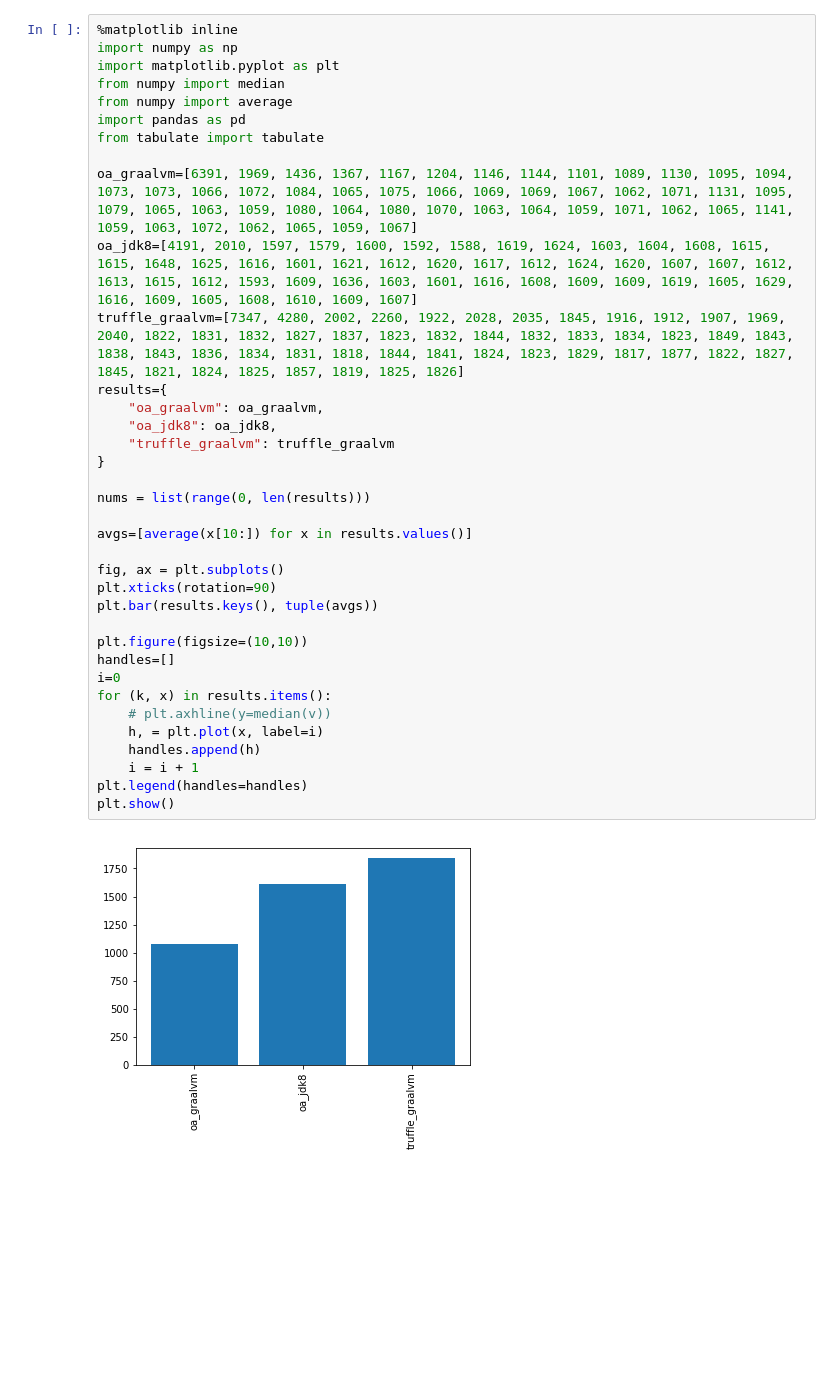
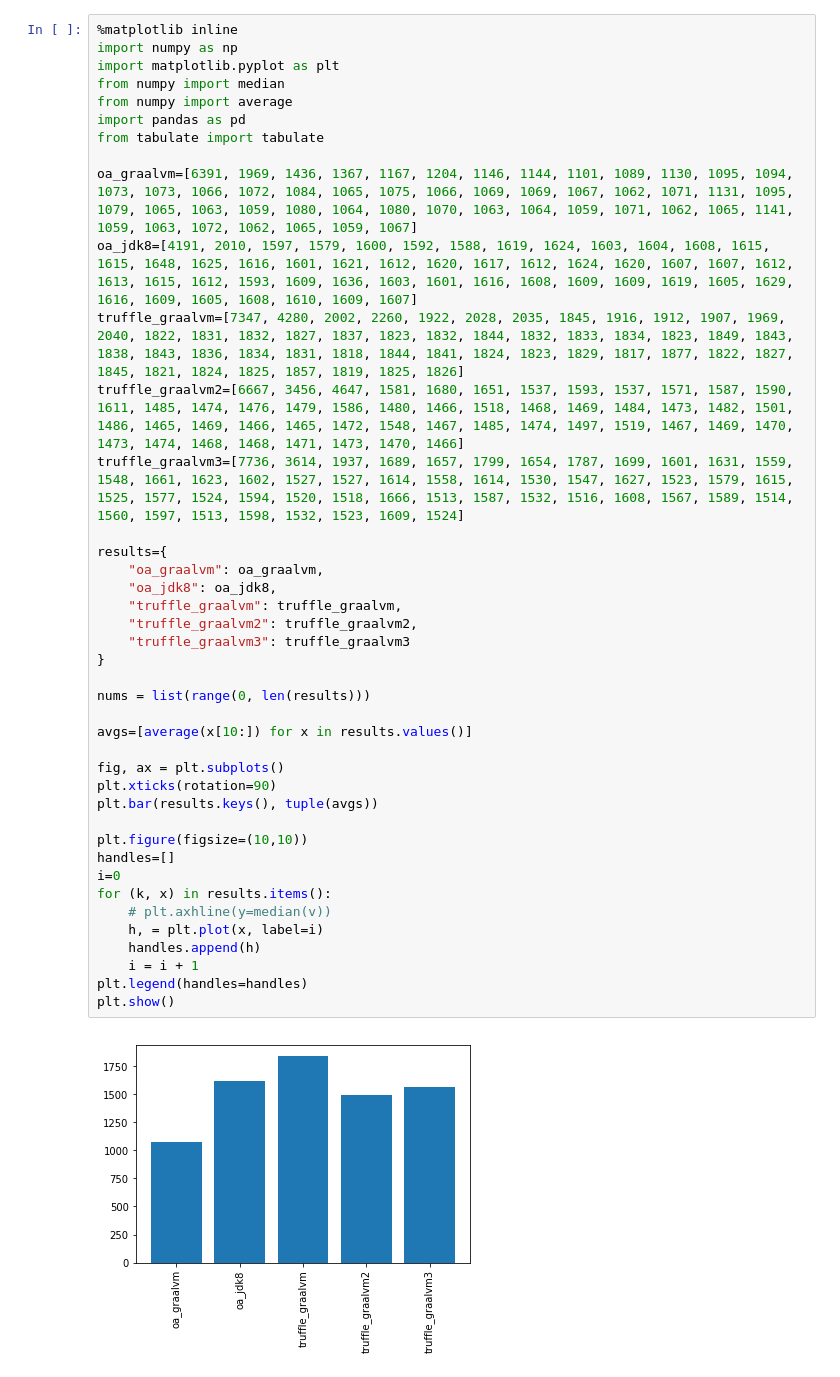
Before and after one commit to manuelleduc/Funcon4J, a Jupyter notebook: notebooks/bench_0.ipynb, the cells around one changed output. Saved outputs shown, nothing was run; the diff lists cells and outputs as text; blank space fills up the shorter version.

```diff
--- a/notebooks/bench_0.ipynb
+++ b/notebooks/bench_0.ipynb
@@ -7,32 +7,37 @@ from numpy import average
 import pandas as pd
 from tabulate import tabulate
 
 oa_graalvm=[6391, 1969, 1436, 1367, 1167, 1204, 1146, 1144, 1101, 1089, 1130, 1095, 1094, 1073, 1073, 1066, 1072, 1084, 1065, 1075, 1066, 1069, 1069, 1067, 1062, 1071, 1131, 1095, 1079, 1065, 1063, 1059, 1080, 1064, 1080, 1070, 1063, 1064, 1059, 1071, 1062, 1065, 1141, 1059, 1063, 1072, 1062, 1065, 1059, 1067]
 oa_jdk8=[4191, 2010, 1597, 1579, 1600, 1592, 1588, 1619, 1624, 1603, 1604, 1608, 1615, 1615, 1648, 1625, 1616, 1601, 1621, 1612, 1620, 1617, 1612, 1624, 1620, 1607, 1607, 1612, 1613, 1615, 1612, 1593, 1609, 1636, 1603, 1601, 1616, 1608, 1609, 1609, 1619, 1605, 1629, 1616, 1609, 1605, 1608, 1610, 1609, 1607]
 truffle_graalvm=[7347, 4280, 2002, 2260, 1922, 2028, 2035, 1845, 1916, 1912, 1907, 1969, 2040, 1822, 1831, 1832, 1827, 1837, 1823, 1832, 1844, 1832, 1833, 1834, 1823, 1849, 1843, 1838, 1843, 1836, 1834, 1831, 1818, 1844, 1841, 1824, 1823, 1829, 1817, 1877, 1822, 1827, 1845, 1821, 1824, 1825, 1857, 1819, 1825, 1826]
+truffle_graalvm2=[6667, 3456, 4647, 1581, 1680, 1651, 1537, 1593, 1537, 1571, 1587, 1590, 1611, 1485, 1474, 1476, 1479, 1586, 1480, 1466, 1518, 1468, 1469, 1484, 1473, 1482, 1501, 1486, 1465, 1469, 1466, 1465, 1472, 1548, 1467, 1485, 1474, 1497, 1519, 1467, 1469, 1470, 1473, 1474, 1468, 1468, 1471, 1473, 1470, 1466]
+truffle_graalvm3=[7736, 3614, 1937, 1689, 1657, 1799, 1654, 1787, 1699, 1601, 1631, 1559, 1548, 1661, 1623, 1602, 1527, 1527, 1614, 1558, 1614, 1530, 1547, 1627, 1523, 1579, 1615, 1525, 1577, 1524, 1594, 1520, 1518, 1666, 1513, 1587, 1532, 1516, 1608, 1567, 1589, 1514, 1560, 1597, 1513, 1598, 1532, 1523, 1609, 1524]
+
 results={
     "oa_graalvm": oa_graalvm,
     "oa_jdk8": oa_jdk8,
-    "truffle_graalvm": truffle_graalvm
+    "truffle_graalvm": truffle_graalvm,
+    "truffle_graalvm2": truffle_graalvm2,
+    "truffle_graalvm3": truffle_graalvm3
 }
 
 nums = list(range(0, len(results)))
 
 avgs=[average(x[10:]) for x in results.values()]
 
 fig, ax = plt.subplots()
 plt.xticks(rotation=90)
 plt.bar(results.keys(), tuple(avgs))
 
 plt.figure(figsize=(10,10))
 handles=[]
 i=0
 for (k, x) in results.items():
     # plt.axhline(y=median(v))
     h, = plt.plot(x, label=i)
     handles.append(h)
     i = i + 1
 plt.legend(handles=handles)
 plt.show()
 # %% [output]
-[figure, old version]
+[figure, new version]
```
Also changed, not shown: parts of 1 cell of this notebook, 14 other files.
